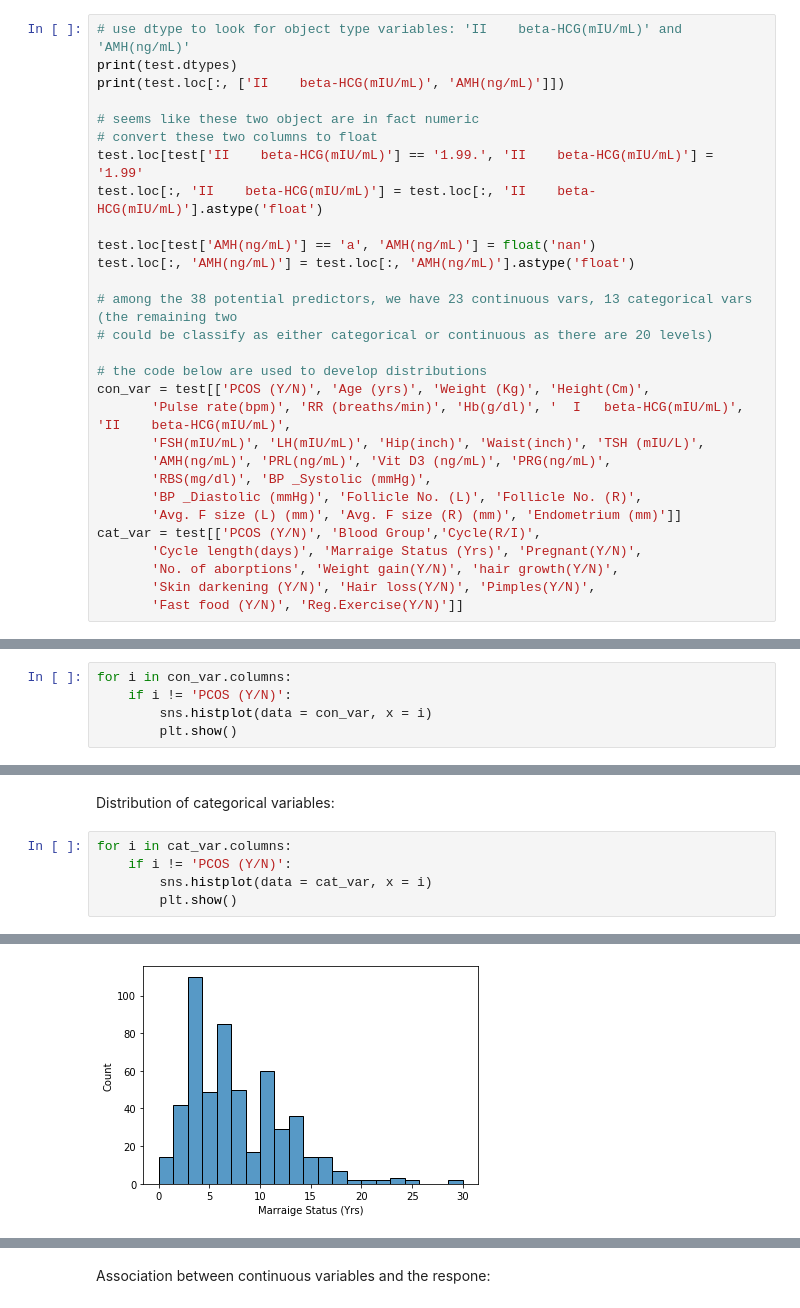
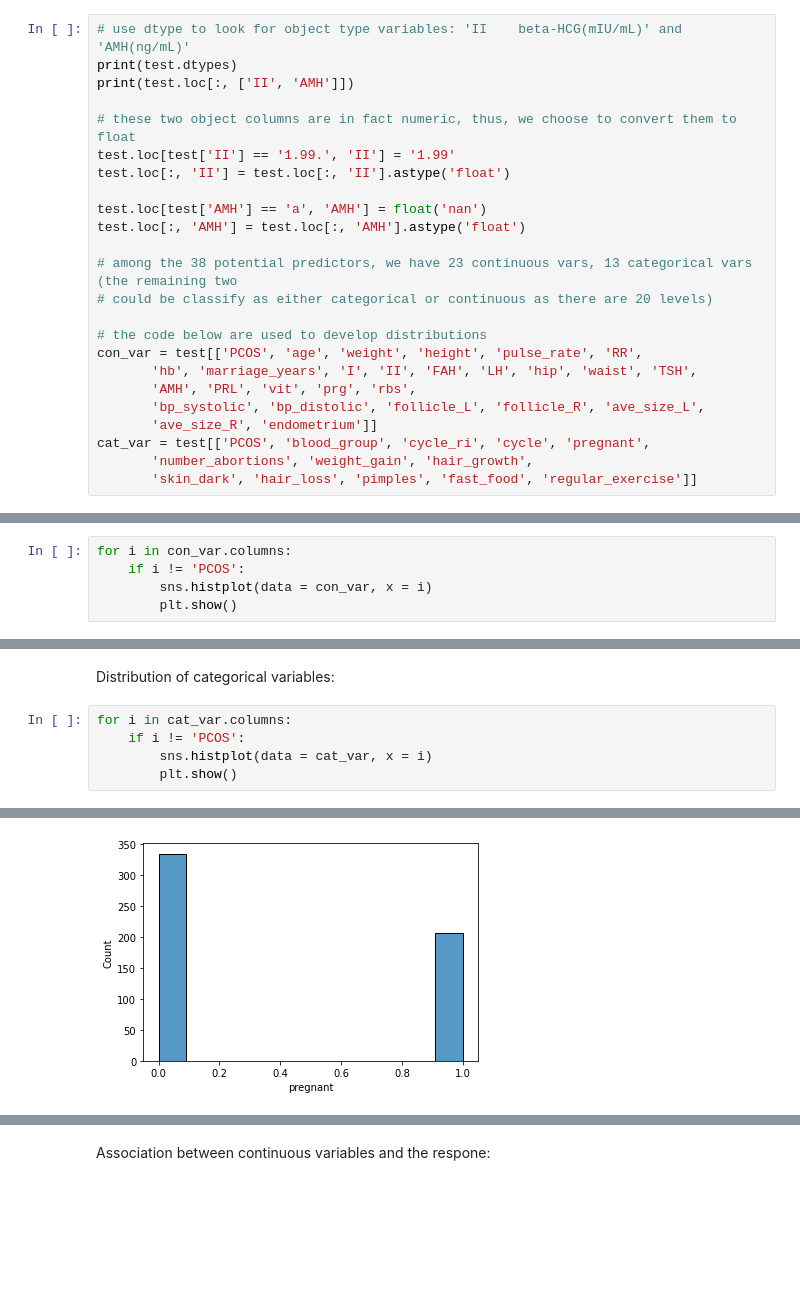
Before and after one commit to ericaez/STAT-303-2-Project, a Jupyter notebook: Project Code Template.ipynb, the cells around one changed output, grey strips where cells are left out. Cells and saved outputs as stored; diff of their text form; blank space fills up the shorter version.

```diff
--- a/Project Code Template.ipynb
+++ b/Project Code Template.ipynb
@@ -88,30 +86,25 @@ The code below provides a general udnerstanding of potential predictors. Specifi
 # %%
 # use dtype to look for object type variables: 'II    beta-HCG(mIU/mL)' and 'AMH(ng/mL)'
 print(test.dtypes)
-print(test.loc[:, ['II    beta-HCG(mIU/mL)', 'AMH(ng/mL)']])
+print(test.loc[:, ['II', 'AMH']])
 
-# seems like these two object are in fact numeric
-# convert these two columns to float
-test.loc[test['II    beta-HCG(mIU/mL)'] == '1.99.', 'II    beta-HCG(mIU/mL)'] = '1.99'
-test.loc[:, 'II    beta-HCG(mIU/mL)'] = test.loc[:, 'II    beta-HCG(mIU/mL)'].astype('float')
+# these two object columns are in fact numeric, thus, we choose to convert them to float
+test.loc[test['II'] == '1.99.', 'II'] = '1.99'
+test.loc[:, 'II'] = test.loc[:, 'II'].astype('float')
 
-test.loc[test['AMH(ng/mL)'] == 'a', 'AMH(ng/mL)'] = float('nan')
-test.loc[:, 'AMH(ng/mL)'] = test.loc[:, 'AMH(ng/mL)'].astype('float')
+test.loc[test['AMH'] == 'a', 'AMH'] = float('nan')
+test.loc[:, 'AMH'] = test.loc[:, 'AMH'].astype('float')
 
 # among the 38 potential predictors, we have 23 continuous vars, 13 categorical vars (the remaining two
 # could be classify as either categorical or continuous as there are 20 levels)
 
 # the code below are used to develop distributions
-con_var = test[['PCOS (Y/N)', 'Age (yrs)', 'Weight (Kg)', 'Height(Cm)',
-       'Pulse rate(bpm)', 'RR (breaths/min)', 'Hb(g/dl)', '  I   beta-HCG(mIU/mL)', 'II    beta-HCG(mIU/mL)',
-       'FSH(mIU/mL)', 'LH(mIU/mL)', 'Hip(inch)', 'Waist(inch)', 'TSH (mIU/L)',
-       'AMH(ng/mL)', 'PRL(ng/mL)', 'Vit D3 (ng/mL)', 'PRG(ng/mL)',
-       'RBS(mg/dl)', 'BP _Systolic (mmHg)',
-       'BP _Diastolic (mmHg)', 'Follicle No. (L)', 'Follicle No. (R)',
-       'Avg. F size (L) (mm)', 'Avg. F size (R) (mm)', 'Endometrium (mm)']]
-cat_var = test[['PCOS (Y/N)', 'Blood Group','Cycle(R/I)',
-       'Cycle length(days)', 'Marraige Status (Yrs)', 'Pregnant(Y/N)',
-       'No. of aborptions', 'Weight gain(Y/N)', 'hair growth(Y/N)',
-       'Skin darkening (Y/N)', 'Hair loss(Y/N)', 'Pimples(Y/N)',
-       'Fast food (Y/N)', 'Reg.Exercise(Y/N)']]
+con_var = test[['PCOS', 'age', 'weight', 'height', 'pulse_rate', 'RR',
+       'hb', 'marriage_years', 'I', 'II', 'FAH', 'LH', 'hip', 'waist', 'TSH',
+       'AMH', 'PRL', 'vit', 'prg', 'rbs',
+       'bp_systolic', 'bp_distolic', 'follicle_L', 'follicle_R', 'ave_size_L',
+       'ave_size_R', 'endometrium']]
+cat_var = test[['PCOS', 'blood_group', 'cycle_ri', 'cycle', 'pregnant',
+       'number_abortions', 'weight_gain', 'hair_growth',
+       'skin_dark', 'hair_loss', 'pimples', 'fast_food', 'regular_exercise']]
 # %% [output]
@@ -136,7 +129,7 @@ Pregnant(Y/N)               int64
 Distribution of continuous variables:
 # %%
 for i in con_var.columns:
-    if i != 'PCOS (Y/N)':
+    if i != 'PCOS':
         sns.histplot(data = con_var, x = i)
         plt.show()
 # %% [output]
@@ -157,7 +150,7 @@ for i in con_var.columns:
 Distribution of categorical variables:
 # %%
 for i in cat_var.columns:
-    if i != 'PCOS (Y/N)':
+    if i != 'PCOS':
         sns.histplot(data = cat_var, x = i)
         plt.show()
 # %% [output]
@@ -167 +160 @@ for i in cat_var.columns:
-[figure, old version]
+[figure, new version]
```
Also changed, not shown: parts of 26 cells of this notebook.
